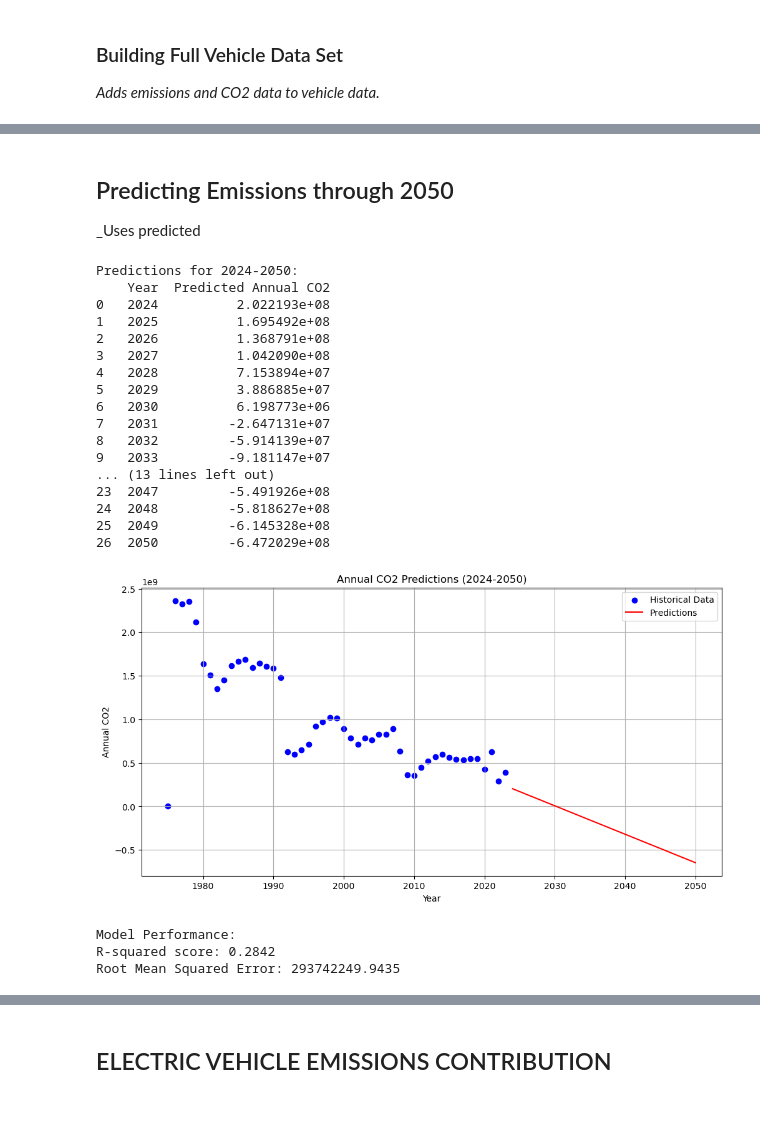
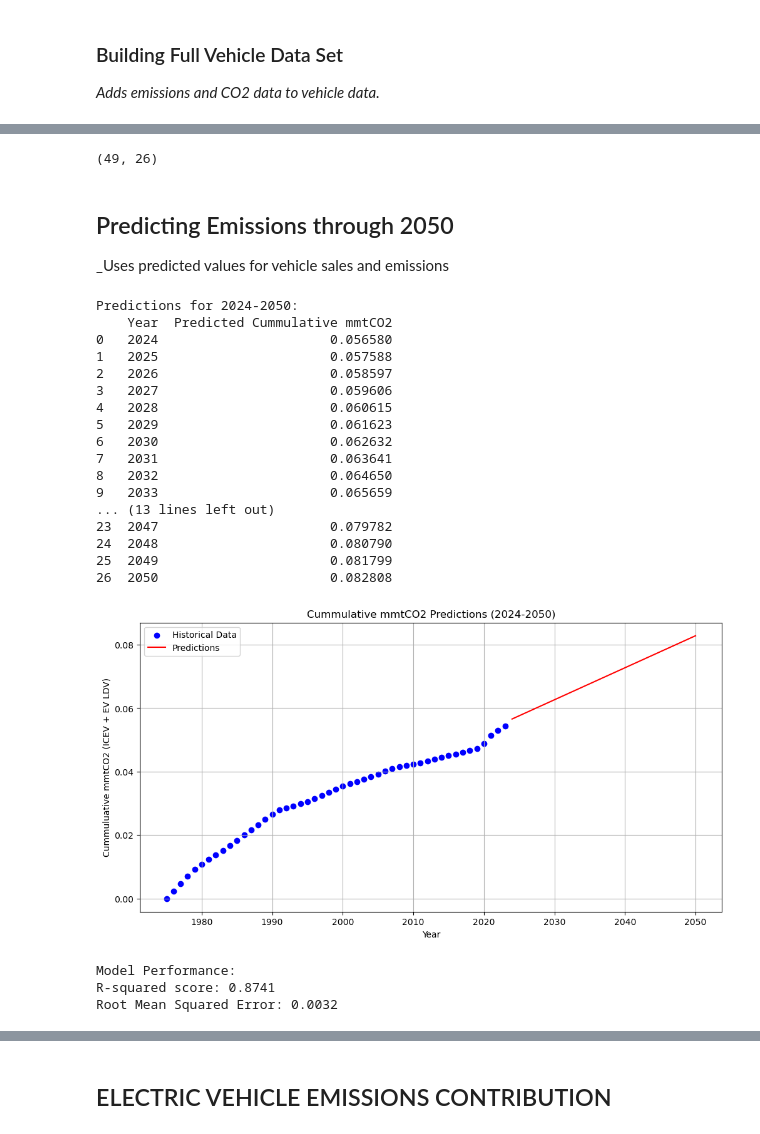
Before and after one commit to jbondAI/AI_Project_2, a Jupyter notebook: vehicle_and_emissions_analysis.ipynb, the cells around one changed output, grey strips where cells are left out. Drawn from its saved outputs; the diff is of its cells as text; code cells hidden in the pictures.

Commit message:
Updated Lifetime Emissions
updated code

```diff
--- a/vehicle_and_emissions_analysis.ipynb
+++ b/vehicle_and_emissions_analysis.ipynb
@@ -554,8 +554,9 @@ ICE_truck_stock = vehicle_data['ICE Stock'] * vehicle_data['Truck Sales Share (%
 ICE_car_mi_per_yr = ICE_car_stock * avg_mi_per_yr
 ICE_truck_mi_per_yr = ICE_truck_stock * avg_mi_per_yr
 
-vehicle_data['Annual CO2'] = vehicle_data['Car CO2 (g/mi)'] * ICE_car_mi_per_yr + vehicle_data['Truck CO2 (g/mi)'] * ICE_truck_mi_per_yr
-#vehicle_data['Annual CO2'] = vehicle_data['Annual CO2'] / 1_000_000_000_000 #converts gCo2 to mmtCOe
+vehicle_data['Annual gCO2'] = vehicle_data['Car CO2 (g/mi)'] * ICE_car_mi_per_yr + vehicle_data['Truck CO2 (g/mi)'] * ICE_truck_mi_per_yr
+vehicle_data['Cummulative mmtCO2'] = vehicle_data['Annual gCO2'].cumsum()
+vehicle_data['Cummulative mmtCO2'] = vehicle_data['Cummulative mmtCO2'] / 1_000_000_000_000 #converts gCo2 to mmtCOe
 
 vehicle_data = vehicle_data.drop(range(45,48))
 vehicle_data = vehicle_data.drop(range(49,52))
@@ -587,18 +589,14 @@ vehicle_data.tail(30)
+# %%
+vehicle_data.shape
+# %% [output]
+(49, 26)
 # %% [markdown]
 ## Predicting Emissions through 2050
-_Uses predicted
+_Uses predicted values for vehicle sales and emissions
 # %%
-import pandas as pd
-import numpy as np
-from sklearn.linear_model import LinearRegression
-from sklearn.model_selection import train_test_split
-import matplotlib.pyplot as plt
-
-# Assuming your DataFrame is named vehicle_data
-
 # Prepare the data
 X = vehicle_data[['Year']]
-y = vehicle_data['Annual CO2']
+y = vehicle_data['Cummulative mmtCO2']
 
 # Split the data into training and testing sets
 X_train, X_test, y_train, y_test = train_test_split(X, y, test_size=0.2, random_state=42)
@@ -616,54 +614,54 @@ future_co2 = model.predict(future_years)
 # Create a DataFrame with the predictions
 predictions = pd.DataFrame({
     'Year': future_years['Year'],
-    'Predicted Annual CO2': future_co2
+    'Predicted Cummulative mmtCO2': future_co2
 })
 
 # Round the predictions to two decimal places
 predictions = predictions.round(6)
 
 print("Predictions for 2024-2050:")
 print(predictions)
 
 # Visualize the results
 plt.figure(figsize=(12, 6))
-plt.scatter(vehicle_data['Year'], vehicle_data['Annual CO2'], color='blue', label='Historical Data')
-plt.plot(predictions['Year'], predictions['Predicted Annual CO2'], color='red', label='Predictions')
+plt.scatter(vehicle_data['Year'], vehicle_data['Cummulative mmtCO2'], color='blue', label='Historical Data')
+plt.plot(predictions['Year'], predictions['Predicted Cummulative mmtCO2'], color='red', label='Predictions')
 plt.xlabel('Year')
-plt.ylabel('Annual CO2')
-plt.title('Annual CO2 Predictions (2024-2050)')
+plt.ylabel('Cummuluative mmtCO2 (ICEV + EV LDV)')
+plt.title('Cummulative mmtCO2 Predictions (2024-2050)')
 plt.legend()
 plt.grid(True)
 plt.show()
 
 # Print model performance metrics
 from sklearn.metrics import r2_score, mean_squared_error
 y_pred = model.predict(X_test)
 print(f"\nModel Performance:")
 print(f"R-squared score: {r2_score(y_test, y_pred):.4f}")
 print(f"Root Mean Squared Error: {np.sqrt(mean_squared_error(y_test, y_pred)):.4f}")
 
 # If you want to save the predictions
 # predictions.to_csv('annual_co2_predictions.csv', index=False)
 # %% [output]
 Predictions for 2024-2050:
-    Year  Predicted Annual CO2
-0   2024          2.022193e+08
-1   2025          1.695492e+08
-2   2026          1.368791e+08
-3   2027          1.042090e+08
-4   2028          7.153894e+07
-5   2029          3.886885e+07
-6   2030          6.198773e+06
-7   2031         -2.647131e+07
-8   2032         -5.914139e+07
-9   2033         -9.181147e+07
+    Year  Predicted Cummulative mmtCO2
+0   2024                      0.056580
+1   2025                      0.057588
+2   2026                      0.058597
+3   2027                      0.059606
+4   2028                      0.060615
+5   2029                      0.061623
+6   2030                      0.062632
+7   2031                      0.063641
+8   2032                      0.064650
+9   2033                      0.065659
 ... (13 lines left out)
-23  2047         -5.491926e+08
-24  2048         -5.818627e+08
-25  2049         -6.145328e+08
-26  2050         -6.472029e+08
+23  2047                      0.079782
+24  2048                      0.080790
+25  2049                      0.081799
+26  2050                      0.082808
-[figure, old version]
+[figure, new version]
 Model Performance:
-R-squared score: 0.2842
-Root Mean Squared Error: 293742249.9435
+R-squared score: 0.8741
+Root Mean Squared Error: 0.0032
```
Also changed, not shown: parts of 11 cells of this notebook, 1 other file.
